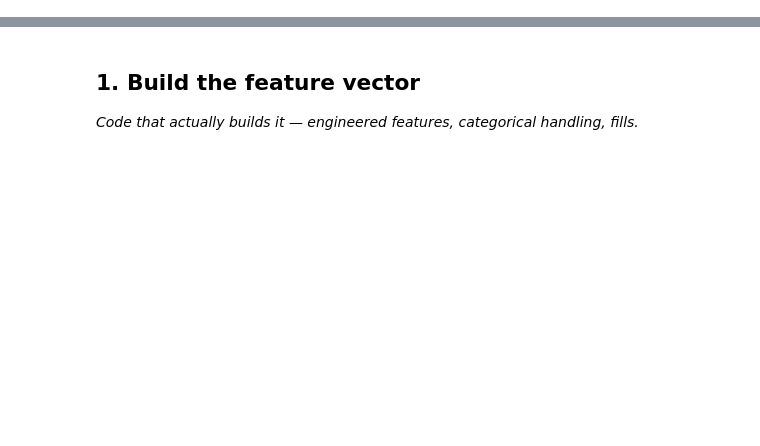
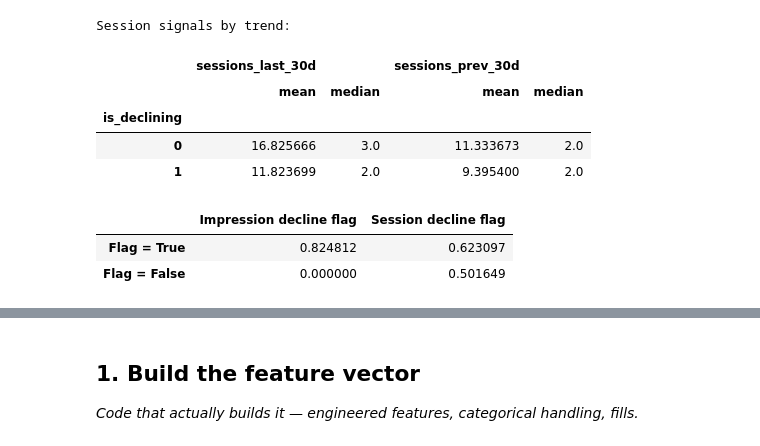
Before and after one commit to Ahmedali3ff/Flyrank-internship-, a Jupyter notebook: work/notebooks/w03_feature_leakage_check.ipynb, the cells around one changed output, grey strips where cells are left out. Cells and saved outputs as stored; diff of their text form; code cells hidden in the pictures; blank space fills up the shorter version.

```diff
--- a/work/notebooks/w03_feature_leakage_check.ipynb
+++ b/work/notebooks/w03_feature_leakage_check.ipynb
@@ -8,0 +117,49 @@ This skeleton is yours to fill. Work the sections **in order** — each one has
+# %%
+# Signal #3: recent sessions
+
+signal_cols = [
+    "sessions_last_30d",
+        "sessions_prev_30d",
+        ]
+
+print("Session signals by trend:")
+
+display(
+            df.groupby("is_declining")[signal_cols]
+                  .agg(["mean", "median"])
+                  )
+# %% [output]
+Session signals by trend:
+|  | sessions_last_30d |  | sessions_prev_30d |  |
+|  | mean | median | mean | median |
+| is_declining |  |  |  |  |
+| 0 | 16.825666 | 3.0 | 11.333673 | 2.0 |
+| 1 | 11.823699 | 2.0 | 9.395400 | 2.0 |
+# %%
+# Compare simple decline-related flags
+
+df["impression_decline_flag"] = (
+    df["impressions_last_30d"] <
+        df["impressions_prev_30d"]
+        )
+
+df["session_decline_flag"] = (
+            df["sessions_last_30d"] <
+                df["sessions_prev_30d"]
+                )
+
+flag_summary = pd.DataFrame({
+                    "Impression decline flag": [
+                            df.loc[df["impression_decline_flag"], "is_declining"].mean(),
+                                    df.loc[~df["impression_decline_flag"], "is_declining"].mean()
+                                        ],
+                                            "Session decline flag": [
+                                                    df.loc[df["session_decline_flag"], "is_declining"].mean(),
+                                                            df.loc[~df["session_decline_flag"], "is_declining"].mean()
+                                                                ]
+                                                                }, index=["Flag = True", "Flag = False"])
+display(flag_summary)
+# %% [output]
+|  | Impression decline flag | Session decline flag |
+| Flag = True | 0.824812 | 0.623097 |
+| Flag = False | 0.000000 | 0.501649 |
```
Also changed, not shown: parts of 26 cells of this notebook.
